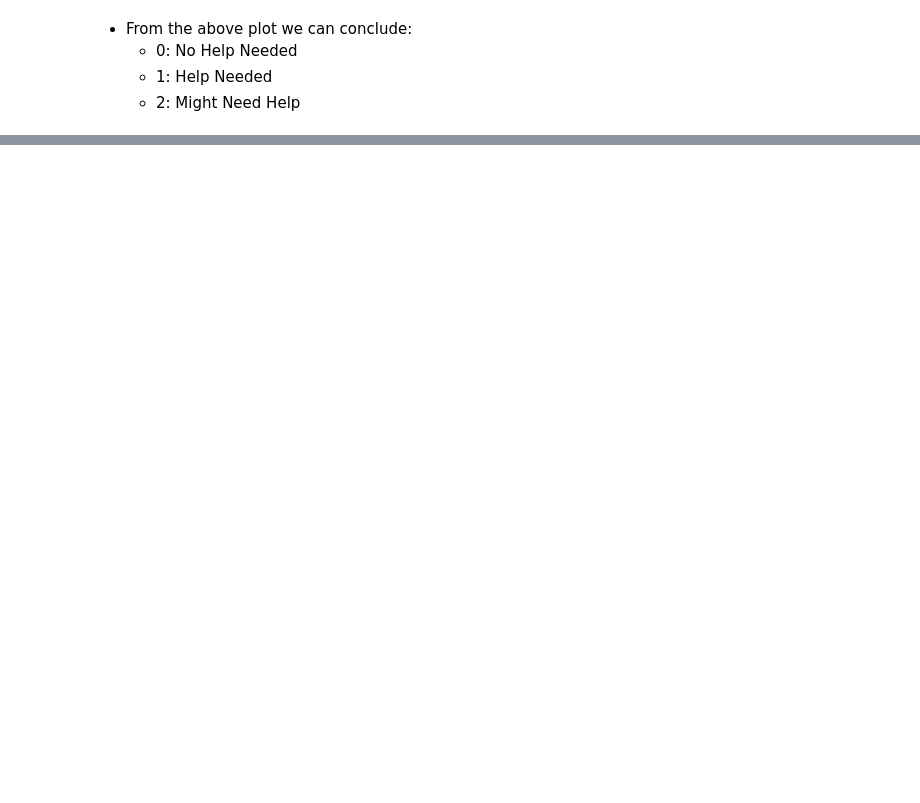
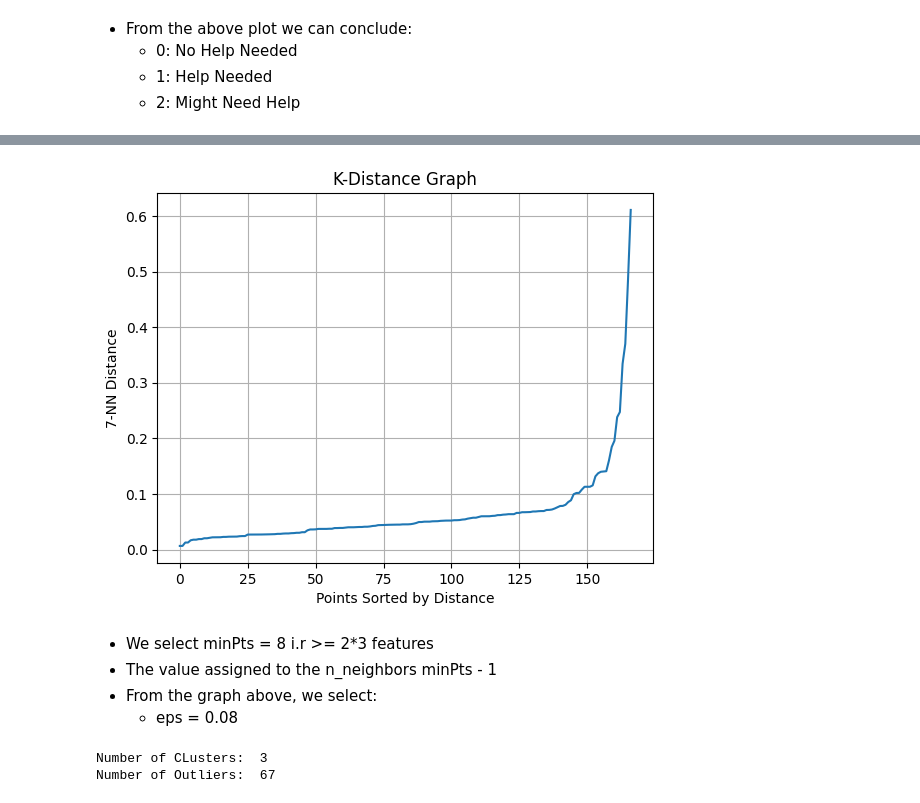
Before and after one commit to rizz045/Country-Data-Exploration-and-Preediction--Unsupervised-learning-, a Jupyter notebook: Country_Data_Exploration_and_Prediction.ipynb, the cells around one changed output, grey strips where cells are left out. Saved outputs shown, nothing was run; the diff lists cells and outputs as text; code cells hidden in the pictures; blank space fills up the shorter version.

```diff
--- a/Country_Data_Exploration_and_Prediction.ipynb
+++ b/Country_Data_Exploration_and_Prediction.ipynb
@@ -788,0 +795,34 @@ fig.show(engine = 'kaleido')
+# %%
+knn = NearestNeighbors(n_neighbors = 7)
+model = knn.fit(m1)
+distances, indices = knn.kneighbors(m1)
+
+distances = np.sort(distances, axis=0)
+distances = distances[:,1]
+plt.grid()
+plt.plot(distances);
+plt.xlabel('Points Sorted by Distance')
+plt.ylabel('7-NN Distance')
+plt.title('K-Distance Graph')
+plt.show()
+# %% [output]
+[figure, added]
+# %% [markdown]
+* We select minPts = 8 i.r >= 2*3 features
+* The value assigned to the n_neighbors minPts - 1
+* From the graph above, we select:
+  * eps = 0.08
+# %%
+db = DBSCAN(eps = 0.08, min_samples = 8).fit(m1)
+core_samples_mask = np.zeros_like(db.labels_, dtype=bool)
+core_samples_mask[db.core_sample_indices_] = True
+labels = db.labels_
+
+n_clusters_ = len(set(labels)) - (1 if -1 in labels else 0)
+n_noise_ = list(labels).count(-1)
+print("Number of CLusters: ", n_clusters_)
+print('Number of Outliers: ', n_noise_)
+df['Class'] = labels; df1['Class'] = labels
+# %% [output]
+Number of CLusters:  3
+Number of Outliers:  67
```
Also changed, not shown: parts of 10 cells of this notebook.
